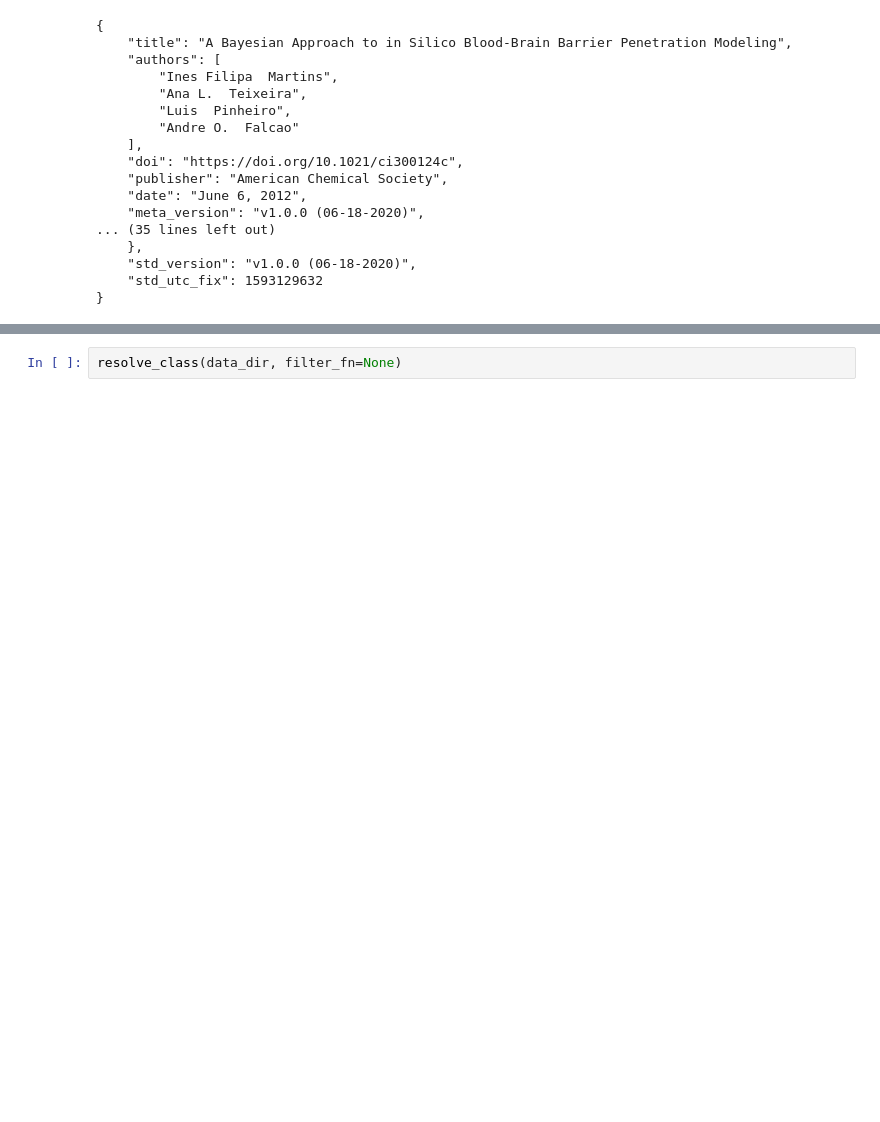
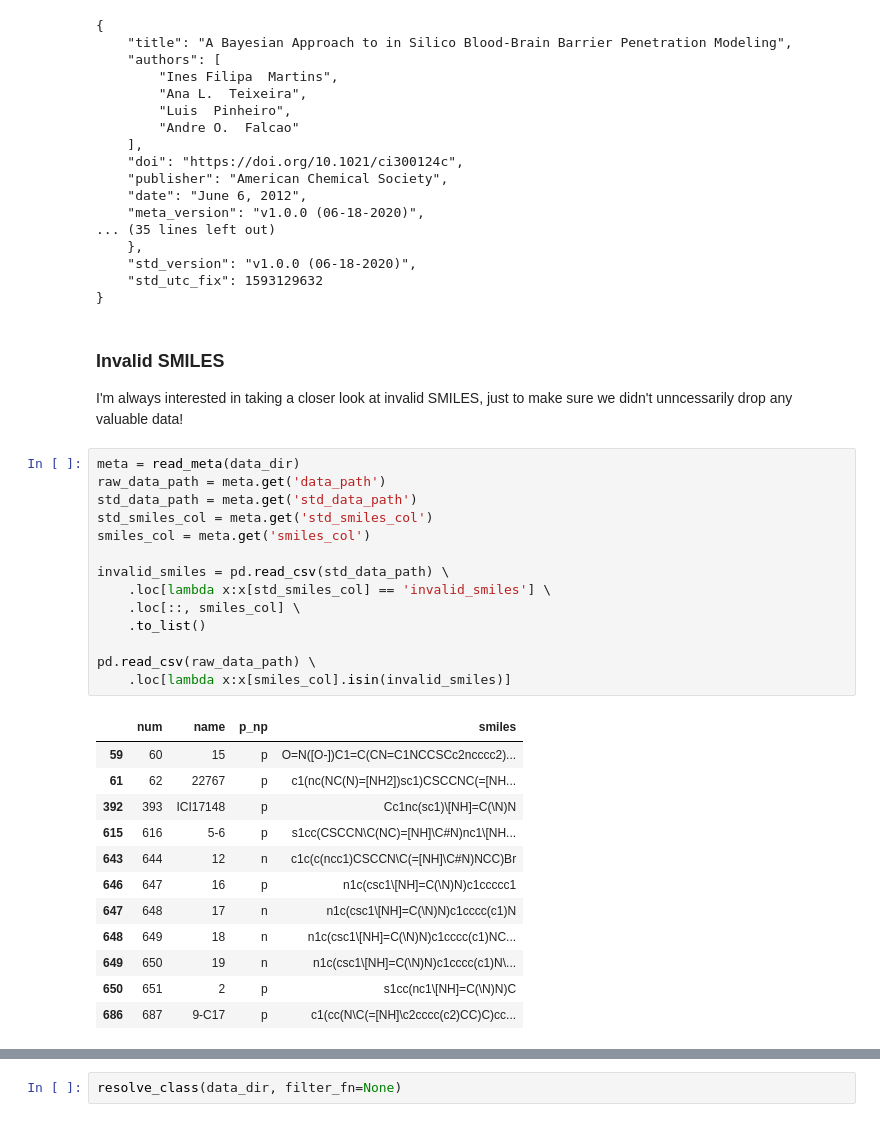
Before and after one commit to opnbnch/public_ob_case_studies, a Jupyter notebook: notebooks/Martins_et_al_2012.ipynb, the cells around one changed output, grey strips where cells are left out. Saved outputs shown, nothing was run; the diff lists cells and outputs as text; blank space fills up the shorter version.

```diff
--- a/notebooks/Martins_et_al_2012.ipynb
+++ b/notebooks/Martins_et_al_2012.ipynb
@@ -136,3 +142,34 @@ Updated metadata at: ../case_studies/Martins_et_al_2012/Martins_et_al_2012_metad
     "std_version": "v1.0.0 (06-18-2020)",
     "std_utc_fix": 1593129632
 }
+# %% [markdown]
+### Invalid SMILES
+
+I'm always interested in taking a closer look at invalid SMILES, just to make sure we didn't unncessarily drop any valuable data!
+# %%
+meta = read_meta(data_dir)
+raw_data_path = meta.get('data_path')
+std_data_path = meta.get('std_data_path')
+std_smiles_col = meta.get('std_smiles_col')
+smiles_col = meta.get('smiles_col')
+
+invalid_smiles = pd.read_csv(std_data_path) \
+    .loc[lambda x:x[std_smiles_col] == 'invalid_smiles'] \
+    .loc[::, smiles_col] \
+    .to_list()
+
+pd.read_csv(raw_data_path) \
+    .loc[lambda x:x[smiles_col].isin(invalid_smiles)]
+# %% [output]
+|  | num | name | p_np | smiles |
+| 59 | 60 | 15 | p | O=N([O-])C1=C(CN=C1NCCSCc2ncccc2)... |
+| 61 | 62 | 22767 | p | c1(nc(NC(N)=[NH2])sc1)CSCCNC(=[NH... |
+| 392 | 393 | ICI17148 | p | Cc1nc(sc1)\[NH]=C(\N)N |
+| 615 | 616 | 5-6 | p | s1cc(CSCCN\C(NC)=[NH]\C#N)nc1\[NH... |
+| 643 | 644 | 12 | n | c1c(c(ncc1)CSCCN\C(=[NH]\C#N)NCC)Br |
+| 646 | 647 | 16 | p | n1c(csc1\[NH]=C(\N)N)c1ccccc1 |
+| 647 | 648 | 17 | n | n1c(csc1\[NH]=C(\N)N)c1cccc(c1)N |
+| 648 | 649 | 18 | n | n1c(csc1\[NH]=C(\N)N)c1cccc(c1)NC... |
+| 649 | 650 | 19 | n | n1c(csc1\[NH]=C(\N)N)c1cccc(c1)N\... |
+| 650 | 651 | 2 | p | s1cc(nc1\[NH]=C(\N)N)C |
+| 686 | 687 | 9-C17 | p | c1(cc(N\C(=[NH]\c2cccc(c2)CC)C)cc... |
```
Also changed, not shown: parts of 12 cells of this notebook.
